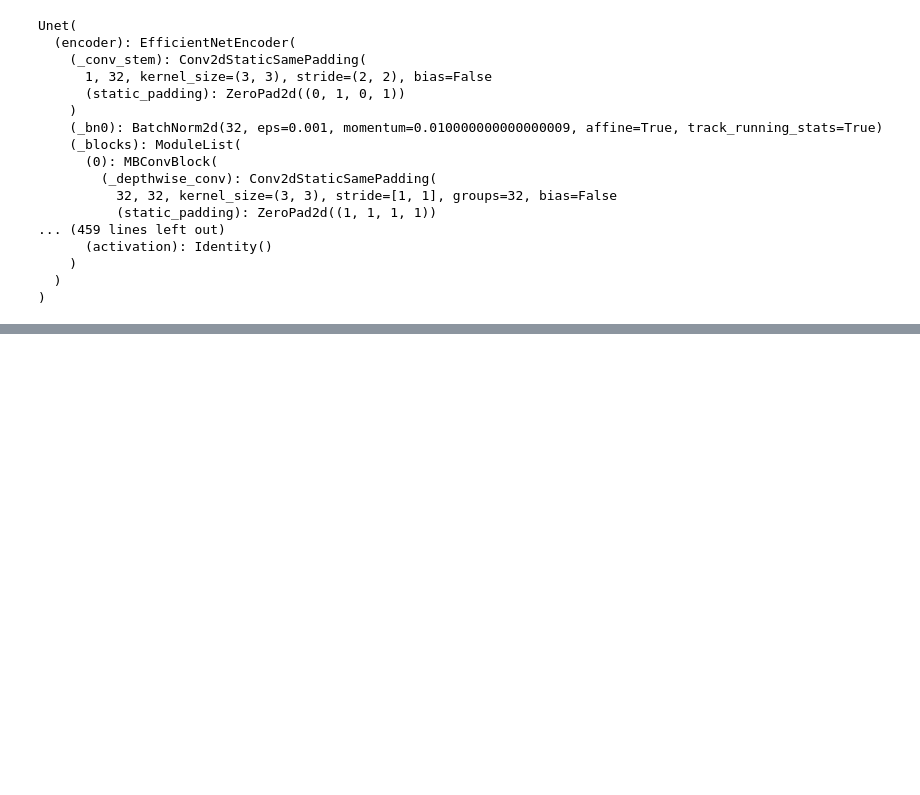
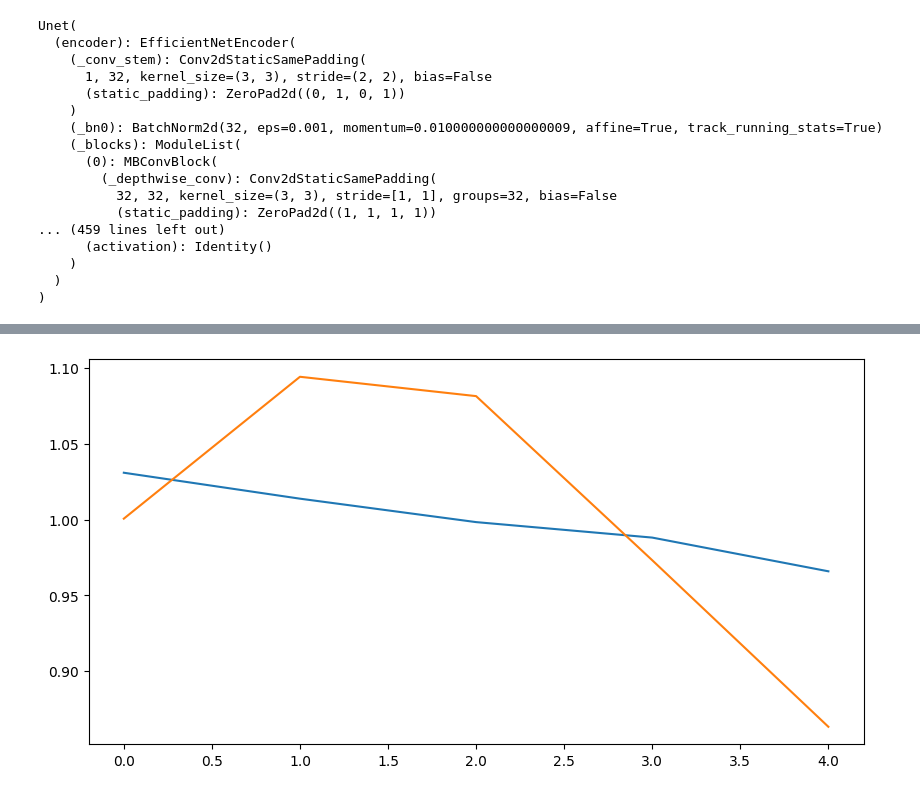
Before and after one commit to GeoKauko/TheNavySeals, a Jupyter notebook: 2_Seal_detection.ipynb, the cells around one changed output, grey strips where cells are left out. Cells and saved outputs as stored; diff of their text form; code cells hidden in the pictures; blank space fills up the shorter version.

Commit message:
Slightly altered importing process of tree dataset (with PIL). Added training and testing process.

```diff
--- a/2_Seal_detection.ipynb
+++ b/2_Seal_detection.ipynb
@@ -137,9 +163,9 @@ else:
 #source:https://smp.readthedocs.io/en/latest/models.html#unet
 model = smp.Unet(
     encoder_name="efficientnet-b1", # choose encoder, e.g. mobilenet_v2 or efficientnet-b7 we chose efficientnet-b1 based on the SealNet 2.0
-    encoder_weights=None,           # we do not have a pretrained model, so we put none and the model will use random weigths
+    encoder_weights=None, # we do not have a pretrained model, so we put none and the model will use random weigths
     in_channels=1,                  # model input channels (1 for gray-scale images, 3 for RGB, etc.)
-    classes=2,                      # model output channels (number of classes in your dataset)
+    classes=1 # model output channels (number of classes in your dataset)
 )
 # %%
 model
@@ -161,3 +187,55 @@ Unet(
     )
   )
 )
+# %%
+learning_rate = 0.00001
+num_epochs = 5
+
+# Define the loss function and optimizer
+criterion = nn.BCEWithLogitsLoss()  # Binary Cross Entropy loss with logits
+optimizer = optim.Adam(model.parameters(), lr=learning_rate)
+
+# Training and validation loop
+device = torch.device("cuda" if torch.cuda.is_available() else "cpu")
+model.to(device)
+
+train_losses = []
+test_losses = []
+
+for epoch in range(num_epochs):
+    model.train()
+    train_loss = 0.0
+    for image, mask in train_loader:
+        image, mask = image.to(device), mask.to(device)
+
+        optimizer.zero_grad()
+        outputs = model(image)
+        loss = criterion(outputs, mask) #mask.float() maybe?
+        loss.backward()
+        optimizer.step()
+
+        train_loss += loss.item()
+
+    train_loss /= len(train_loader)
+    train_losses.append(train_loss)
+
+    model.eval()
+    test_loss = 0.0
+    with torch.no_grad():
+        for image, mask in test_loader:
+            image, mask = image.to(device), mask.to(device)
+            outputs = model(image)
+            loss = criterion(outputs, mask) #mask.float() maybe?
+            test_loss += loss.item()
+
+    test_loss /= len(test_loader)
+    test_losses.append(test_loss)
+
+    print(f'Epoch {epoch+1}/{num_epochs}, Train Loss: {train_loss:.4f}, Test Loss: {test_loss:.4f}')
+
+# Plot training and validation loss
+plt.figure(figsize=(10, 5))
+plt.plot(train_losses, label='Train Loss')
+plt.plot(test_losses, label='Test Loss')
+plt.show()
+# %% [output]
@@ -163,0 +247 @@ Unet(
+[figure, added]
```
Also changed, not shown: parts of 5 cells of this notebook.
